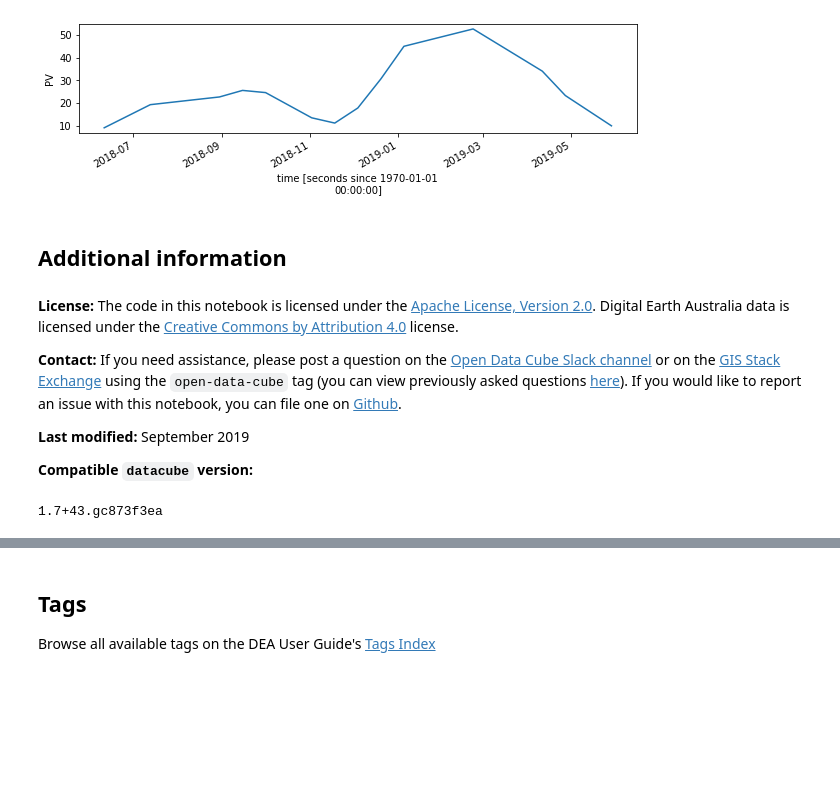
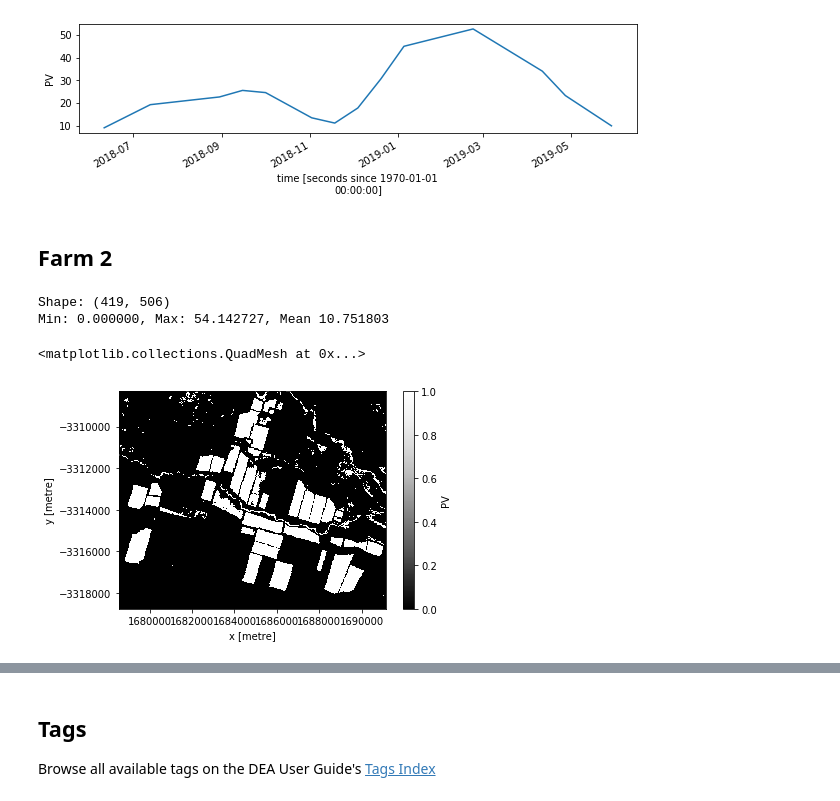
Before and after one commit to GeoscienceAustralia/dea-notebooks, a Jupyter notebook: DEA_spatial_analysts_course/day_2/Moree_cotton_farms.ipynb, the cells around one changed output, grey strips where cells are left out. Cells and saved outputs as stored; diff of their text form; code cells hidden in the pictures; blank space fills up the shorter version.

Commit message:
New structure for course and basic notebooks added

```diff
--- a/Real_world_examples/Moree_cotton_farms.ipynb
+++ b/DEA_spatial_analysts_course/day_2/Moree_cotton_farms.ipynb
@@ -182,19 +203,25 @@ ds.PV.where(land_std>20).where(mean_error<=20.0).mean(dim=['x','y']).plot()
 # %% [output]
 [<matplotlib.lines.Line2D at 0x...>]
 [figure]
-# %% [markdown]
-## Additional information
-# %% [markdown]
-**License:** The code in this notebook is licensed under the [Apache License, Version 2.0](https://www.apache.org/licenses/LICENSE-2.0).
-Digital Earth Australia data is licensed under the [Creative Commons by Attribution 4.0](https://creativecommons.org/licenses/by/4.0/) license.
-
-**Contact:** If you need assistance, please post a question on the [Open Data Cube Slack channel](http://slack.opendatacube.org/) or on the [GIS Stack Exchange](https://gis.stackexchange.com/questions/ask?tags=open-data-cube) using the `open-data-cube` tag (you can view previously asked questions [here](https://gis.stackexchange.com/questions/tagged/open-data-cube)).
-If you would like to report an issue with this notebook, you can file one on [Github](https://github.com/GeoscienceAustralia/dea-notebooks).
-
-**Last modified:** September 2019
-
-**Compatible `datacube` version:**
-# %%
-print(datacube.__version__)
-# %% [output]
-1.7+43.gc873f3ea
+# %% [markdown]
+## Farm 2
+# %%
+query = {'lat': (-29.37, -29.45),
+         'lon': (149.56, 149.68),
+         'time':('2018-06-01', '2019-06-01')}
+
+fc_data = dc_moree.load(product='ls8_fc_albers', **query)
+
+# Cloud filtering functionality for FC is currently being developed so we manually filter cloudly images
+fc_data = fc_data.isel(time=[0,1,4,5,8,9,10,11,12,13,14,15,20,21,24,25,26,27,31,32,33,34,35,40,41,44,45])
+# %%
+land_std = fc_data.PV.std(dim='time')
+print("Shape:",land_std.shape)
+print("Min: {:02f}, Max: {:02f}, Mean {:02f}".format(np.nanmin(land_std), np.nanmax(land_std), np.nanmean(land_std)))### Now we load and look at some data
+
+(land_std > 20).plot(cmap='Greys_r')
+# %% [output]
+Shape: (419, 506)
+Min: 0.000000, Max: 54.142727, Mean 10.751803
+<matplotlib.collections.QuadMesh at 0x...>
+[figure, added]
```
Also changed, not shown: parts of 15 cells of this notebook, 10 other files.
